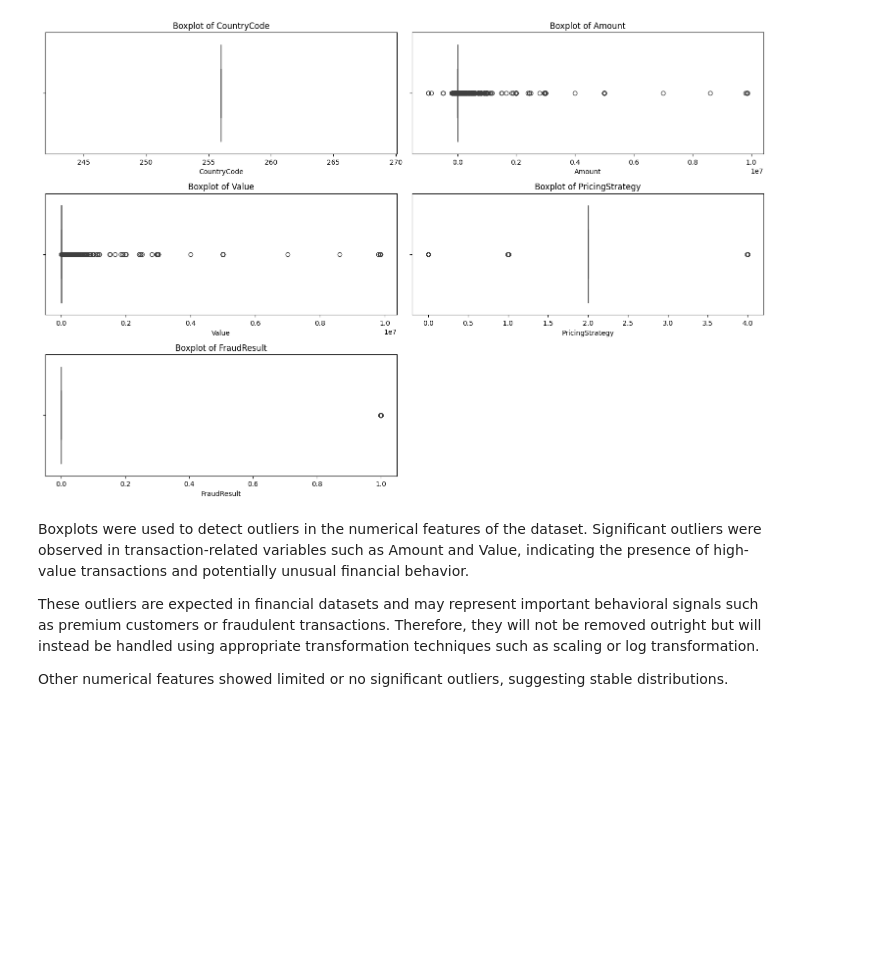
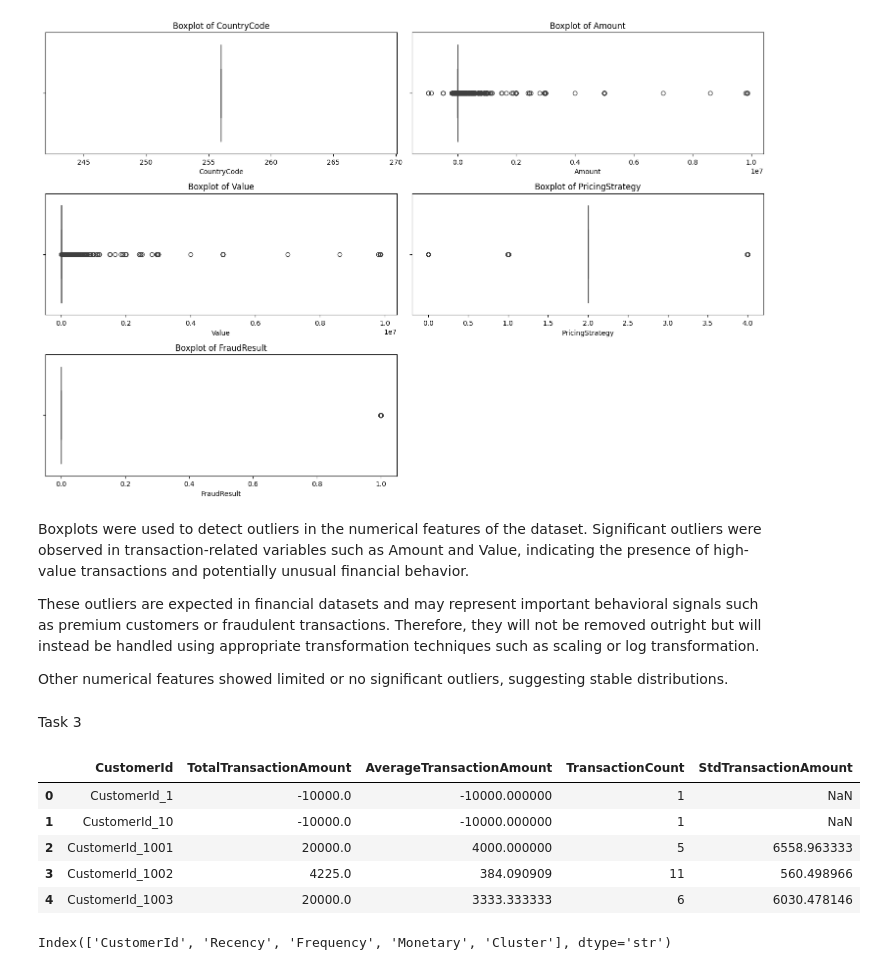
Before and after one commit to Richo-Worku/credit-risk-model, a Jupyter notebook: notebooks/eda.ipynb, the cells around one changed output. Cells and saved outputs as stored; diff of their text form; code cells hidden in the pictures; blank space fills up the shorter version.

Commit message:
task-5 completed

```diff
--- a/notebooks/eda.ipynb
+++ b/notebooks/eda.ipynb
@@ -222,3 +222,5 @@ Boxplots were used to detect outliers in the numerical features of the dataset.
 These outliers are expected in financial datasets and may represent important behavioral signals such as premium customers or fraudulent transactions. Therefore, they will not be removed outright but will instead be handled using appropriate transformation techniques such as scaling or log transformation.
 
 Other numerical features showed limited or no significant outliers, suggesting stable distributions.
+# %% [markdown]
+Task 3
@@ -224,0 +232,27 @@ Other numerical features showed limited or no significant outliers, suggesting s
+# %%
+customer_features = (
+    df.groupby("CustomerId")
+      .agg(
+          TotalTransactionAmount=("Amount", "sum"),
+          AverageTransactionAmount=("Amount", "mean"),
+          TransactionCount=("TransactionId", "count"),
+          StdTransactionAmount=("Amount", "std")
+      )
+      .reset_index()
+)
+
+customer_features.head()
+# %% [output]
+|  | CustomerId | TotalTransactionAmount | AverageTransactionAmount | TransactionCount | StdTransactionAmount |
+| 0 | CustomerId_1 | -10000.0 | -10000.000000 | 1 | NaN |
+| 1 | CustomerId_10 | -10000.0 | -10000.000000 | 1 | NaN |
+| 2 | CustomerId_1001 | 20000.0 | 4000.000000 | 5 | 6558.963333 |
+| 3 | CustomerId_1002 | 4225.0 | 384.090909 | 11 | 560.498966 |
+| 4 | CustomerId_1003 | 20000.0 | 3333.333333 | 6 | 6030.478146 |
+# %%
+import pandas as pd
+
+df = pd.read_csv("../data/processed/processed_data.csv")
+print(df.columns)
+# %% [output]
+Index(['CustomerId', 'Recency', 'Frequency', 'Monetary', 'Cluster'], dtype='str')
```
Also changed, not shown: parts of 1 cell of this notebook, 14 other files.
